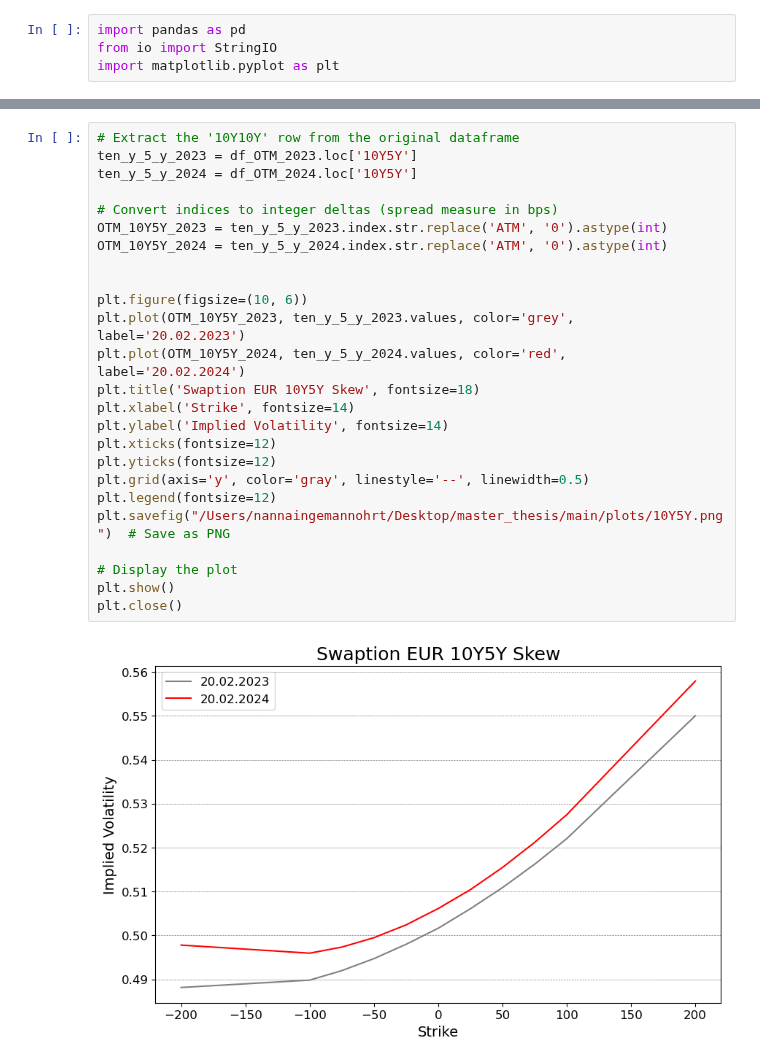
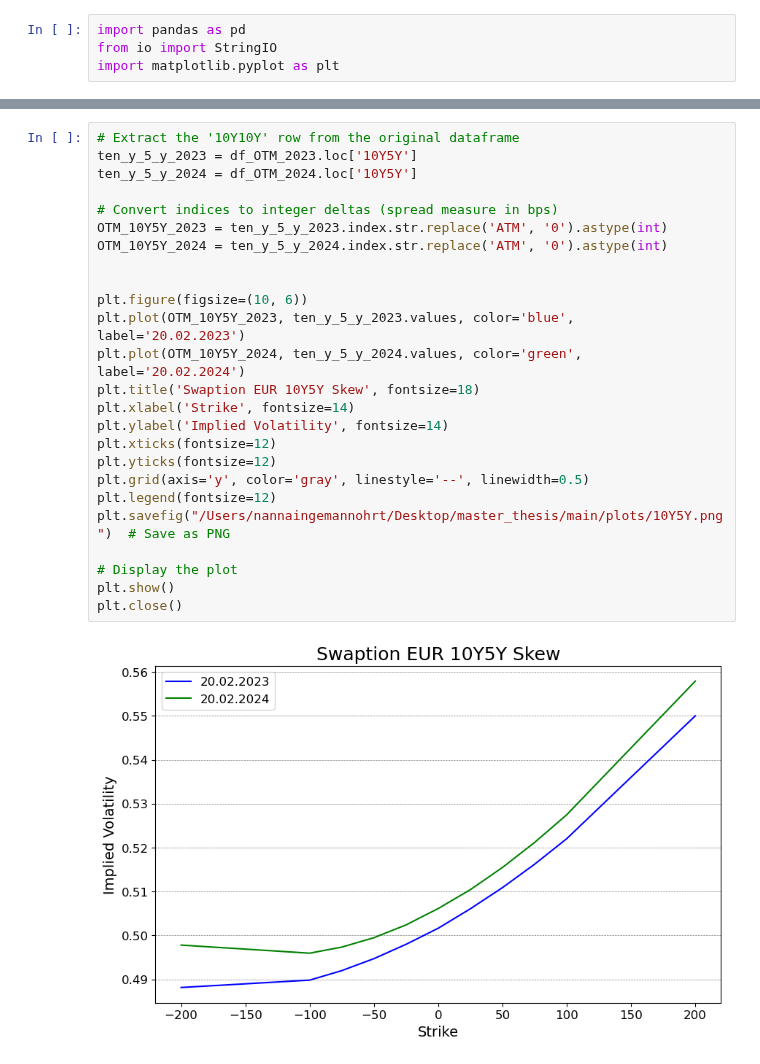
Before and after one commit to NannaOhrt/master_thesis, a Jupyter notebook: main/code/swaption_skew.ipynb, the cells around one changed output, grey strips where cells are left out. Cells and saved outputs as stored; diff of their text form.

```diff
--- a/main/code/swaption_skew.ipynb
+++ b/main/code/swaption_skew.ipynb
@@ -158,30 +158,30 @@ plt.close()
 # %%
 # Extract the '10Y10Y' row from the original dataframe
 ten_y_5_y_2023 = df_OTM_2023.loc['10Y5Y']
 ten_y_5_y_2024 = df_OTM_2024.loc['10Y5Y']
 
 # Convert indices to integer deltas (spread measure in bps)
 OTM_10Y5Y_2023 = ten_y_5_y_2023.index.str.replace('ATM', '0').astype(int)
 OTM_10Y5Y_2024 = ten_y_5_y_2024.index.str.replace('ATM', '0').astype(int)
 
 
 plt.figure(figsize=(10, 6))
-plt.plot(OTM_10Y5Y_2023, ten_y_5_y_2023.values, color='grey', label='20.02.2023')
-plt.plot(OTM_10Y5Y_2024, ten_y_5_y_2024.values, color='red',  label='20.02.2024')
+plt.plot(OTM_10Y5Y_2023, ten_y_5_y_2023.values, color='blue', label='20.02.2023')
+plt.plot(OTM_10Y5Y_2024, ten_y_5_y_2024.values, color='green',  label='20.02.2024')
 plt.title('Swaption EUR 10Y5Y Skew', fontsize=18)
 plt.xlabel('Strike', fontsize=14)
 plt.ylabel('Implied Volatility', fontsize=14)
 plt.xticks(fontsize=12)
 plt.yticks(fontsize=12)
 plt.grid(axis='y', color='gray', linestyle='--', linewidth=0.5)
 plt.legend(fontsize=12)
 plt.savefig("/Users/nannaingemannohrt/Desktop/master_thesis/main/plots/10Y5Y.png")  # Save as PNG
 
 # Display the plot
 plt.show()
 plt.close()
 # %% [output]
-[figure, old version]
+[figure, new version]
 # %%
 # Extract the '10Y10Y' row from the original dataframe
 ten_y_7_y_2023 = df_OTM_2023.loc['10Y7Y']
```
Also changed, not shown: parts of 9 cells of this notebook, 14 other files.
